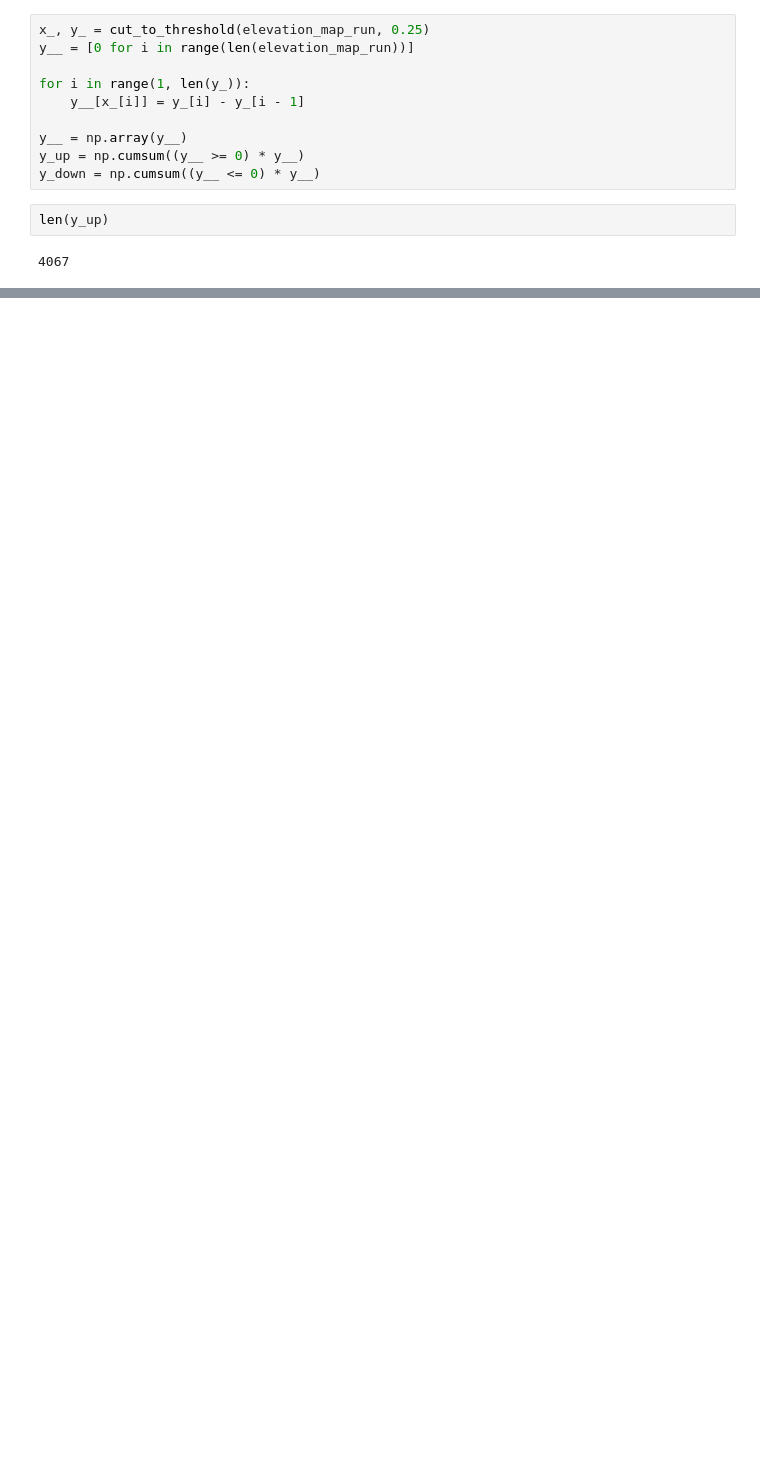
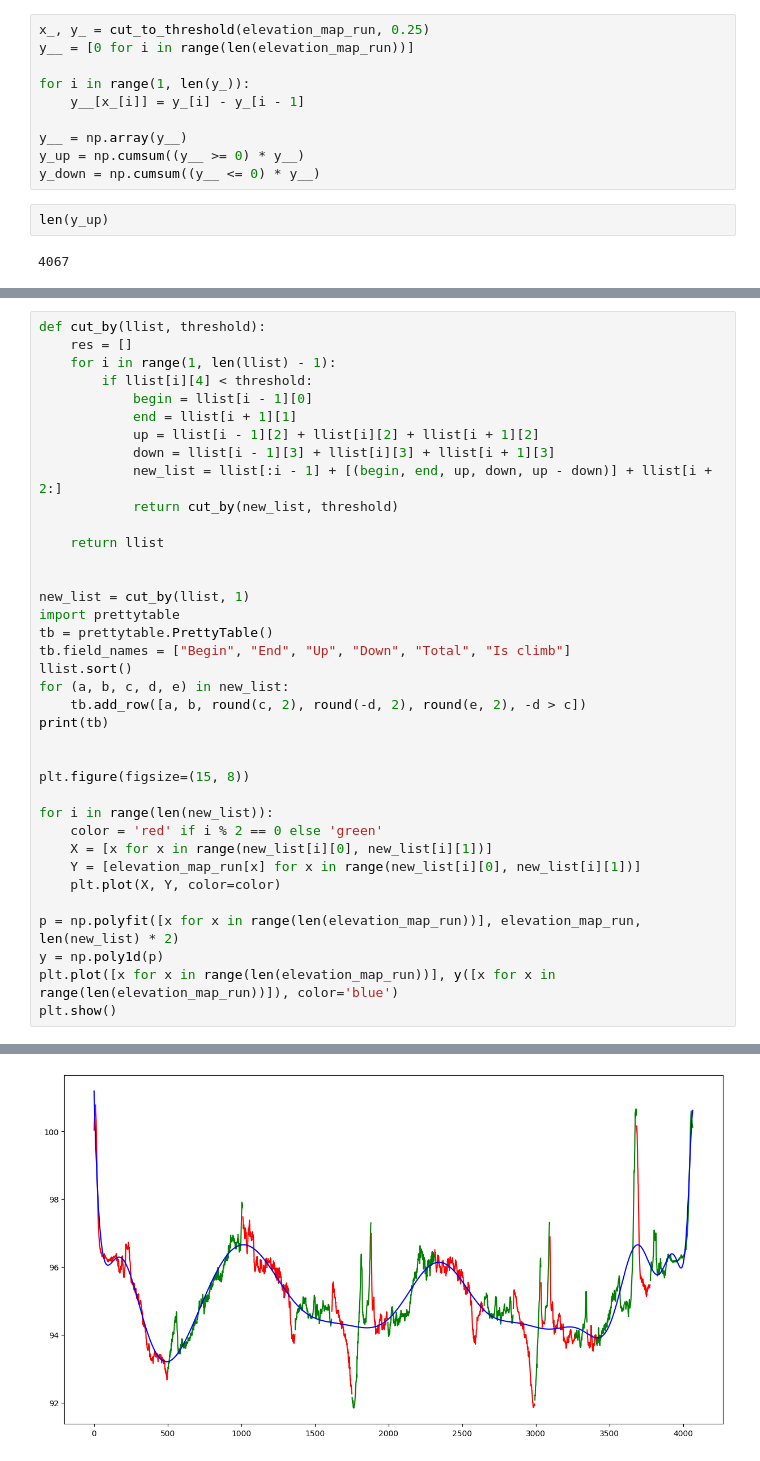
Before and after one commit to iStrzalka/gpx_sim, a Jupyter notebook: test2.ipynb, the cells around one changed output, grey strips where cells are left out. Drawn from its saved outputs; the diff is of its cells as text; blank space fills up the shorter version.

```diff
--- a/test2.ipynb
+++ b/test2.ipynb
@@ -248,0 +277,38 @@ uwu(elevation_map_run, climbs, descends, 0.2)
+# %%
+def cut_by(llist, threshold):
+    res = []
+    for i in range(1, len(llist) - 1):
+        if llist[i][4] < threshold:
+            begin = llist[i - 1][0]
+            end = llist[i + 1][1]
+            up = llist[i - 1][2] + llist[i][2] + llist[i + 1][2]
+            down = llist[i - 1][3] + llist[i][3] + llist[i + 1][3]
+            new_list = llist[:i - 1] + [(begin, end, up, down, up - down)] + llist[i + 2:]
+            return cut_by(new_list, threshold)
+
+    return llist
+
+
+new_list = cut_by(llist, 1)
+import prettytable
+tb = prettytable.PrettyTable()
+tb.field_names = ["Begin", "End", "Up", "Down", "Total", "Is climb"]
+llist.sort()
+for (a, b, c, d, e) in new_list:
+    tb.add_row([a, b, round(c, 2), round(-d, 2), round(e, 2), -d > c])
+print(tb)
+
+
+plt.figure(figsize=(15, 8))
+
+for i in range(len(new_list)):
+    color = 'red' if i % 2 == 0 else 'green'
+    X = [x for x in range(new_list[i][0], new_list[i][1])]
+    Y = [elevation_map_run[x] for x in range(new_list[i][0], new_list[i][1])]
+    plt.plot(X, Y, color=color)
+
+p = np.polyfit([x for x in range(len(elevation_map_run))], elevation_map_run, len(new_list) * 2)
+y = np.poly1d(p)
+plt.plot([x for x in range(len(elevation_map_run))], y([x for x in range(len(elevation_map_run))]), color='blue')
+plt.show()
+# %% [output]
@@ -248,0 +332 @@ uwu(elevation_map_run, climbs, descends, 0.2)
+[figure, added]
```
Also changed, not shown: parts of 7 cells of this notebook, 4 other files.
